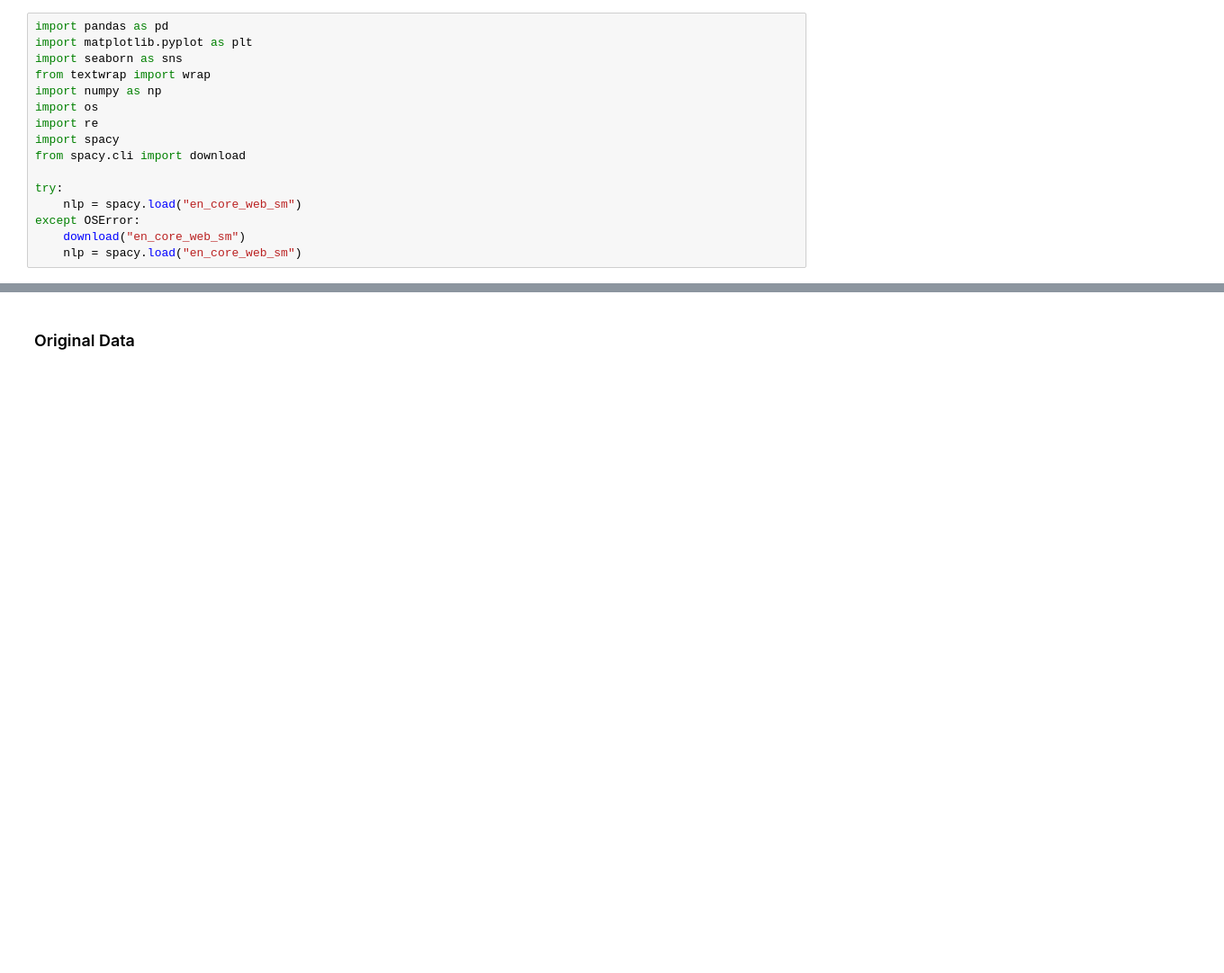
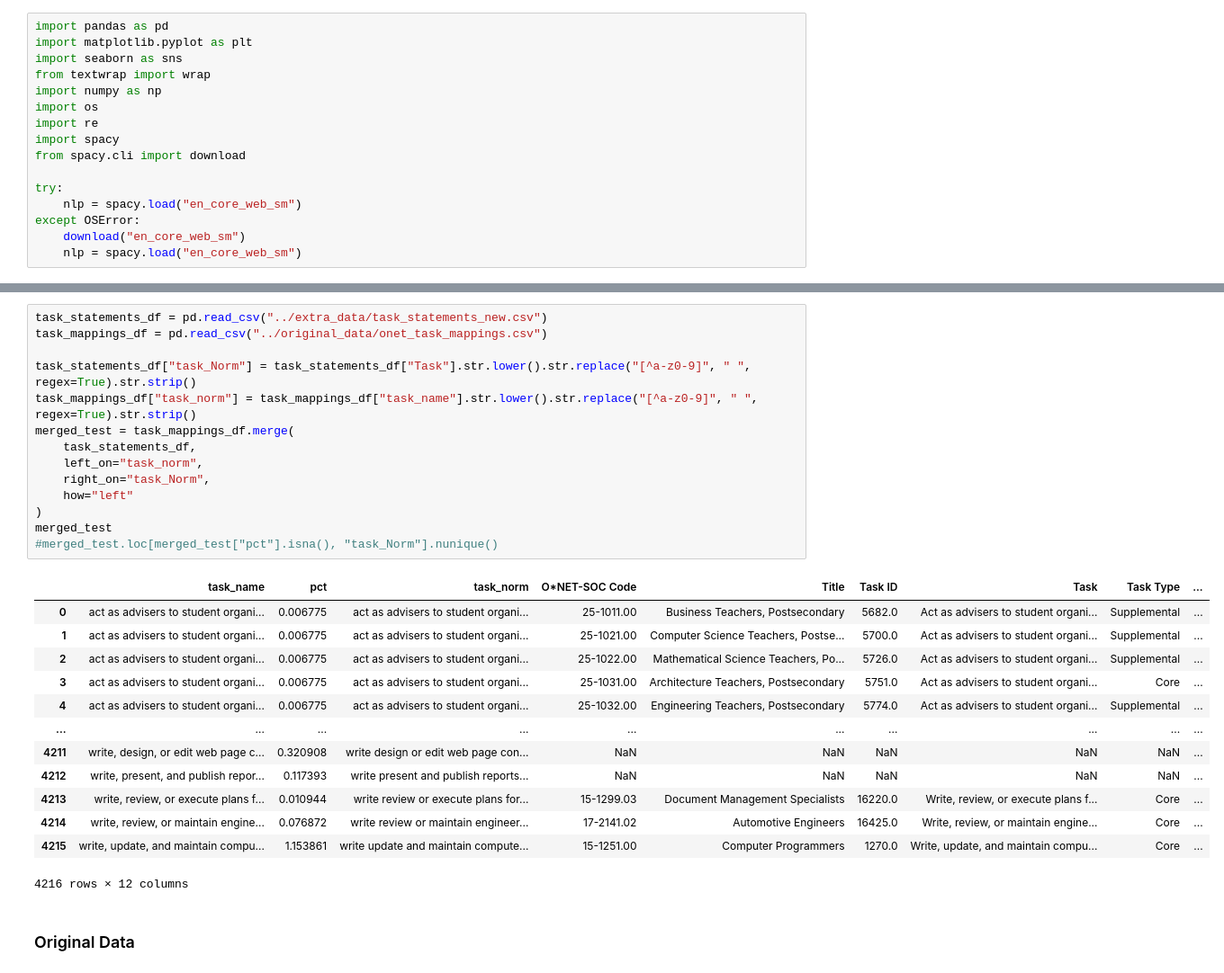
Before and after one commit to theodorewright11/aei_data_analysis, a Jupyter notebook: scripts/data_merge.ipynb, the cells around one changed output, grey strips where cells are left out. Shown at 90% size. Saved outputs shown, nothing was run; the diff lists cells and outputs as text; blank space fills up the shorter version.

```diff
--- a/scripts/data_merge.ipynb
+++ b/scripts/data_merge.ipynb
@@ -17,2 +84,30 @@ except OSError:
+# %%
+task_statements_df = pd.read_csv("../extra_data/task_statements_new.csv")
+task_mappings_df = pd.read_csv("../original_data/onet_task_mappings.csv")
+
+task_statements_df["task_Norm"] = task_statements_df["Task"].str.lower().str.replace("[^a-z0-9]", " ", regex=True).str.strip()
+task_mappings_df["task_norm"] = task_mappings_df["task_name"].str.lower().str.replace("[^a-z0-9]", " ", regex=True).str.strip()
+merged_test = task_mappings_df.merge(
+    task_statements_df,
+    left_on="task_norm",
+    right_on="task_Norm",
+    how="left"
+)
+merged_test
+#merged_test.loc[merged_test["pct"].isna(), "task_Norm"].nunique()
+# %% [output]
+|  | task_name | pct | task_norm | O*NET-SOC Code | Title | Task ID | Task | Task Type | ... |
+| 0 | act as advisers to student organi... | 0.006775 | act as advisers to student organi... | 25-1011.00 | Business Teachers, Postsecondary | 5682.0 | Act as advisers to student organi... | Supplemental | ... |
+| 1 | act as advisers to student organi... | 0.006775 | act as advisers to student organi... | 25-1021.00 | Computer Science Teachers, Postse... | 5700.0 | Act as advisers to student organi... | Supplemental | ... |
+| 2 | act as advisers to student organi... | 0.006775 | act as advisers to student organi... | 25-1022.00 | Mathematical Science Teachers, Po... | 5726.0 | Act as advisers to student organi... | Supplemental | ... |
+| 3 | act as advisers to student organi... | 0.006775 | act as advisers to student organi... | 25-1031.00 | Architecture Teachers, Postsecondary | 5751.0 | Act as advisers to student organi... | Core | ... |
+| 4 | act as advisers to student organi... | 0.006775 | act as advisers to student organi... | 25-1032.00 | Engineering Teachers, Postsecondary | 5774.0 | Act as advisers to student organi... | Supplemental | ... |
+| ... | ... | ... | ... | ... | ... | ... | ... | ... | ... |
+| 4211 | write, design, or edit web page c... | 0.320908 | write design or edit web page con... | NaN | NaN | NaN | NaN | NaN | ... |
+| 4212 | write, present, and publish repor... | 0.117393 | write present and publish reports... | NaN | NaN | NaN | NaN | NaN | ... |
+| 4213 | write, review, or execute plans f... | 0.010944 | write review or execute plans for... | 15-1299.03 | Document Management Specialists | 16220.0 | Write, review, or execute plans f... | Core | ... |
+| 4214 | write, review, or maintain engine... | 0.076872 | write review or maintain engineer... | 17-2141.02 | Automotive Engineers | 16425.0 | Write, review, or maintain engine... | Core | ... |
+| 4215 | write, update, and maintain compu... | 1.153861 | write update and maintain compute... | 15-1251.00 | Computer Programmers | 1270.0 | Write, update, and maintain compu... | Core | ... |
+4216 rows × 12 columns
 # %% [markdown]
 ### Original Data
```
Also changed, not shown: parts of 6 cells of this notebook, 9 other files.
